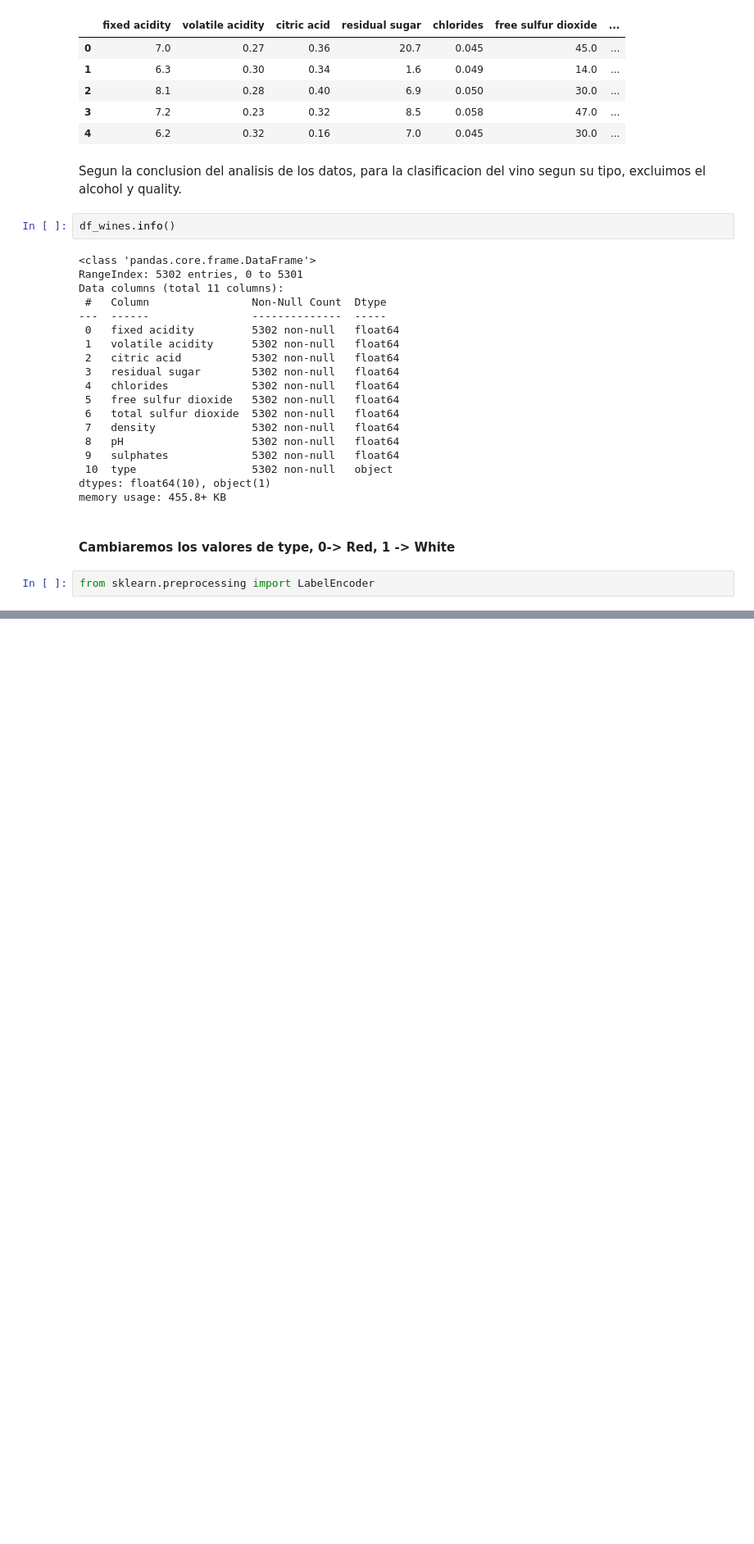
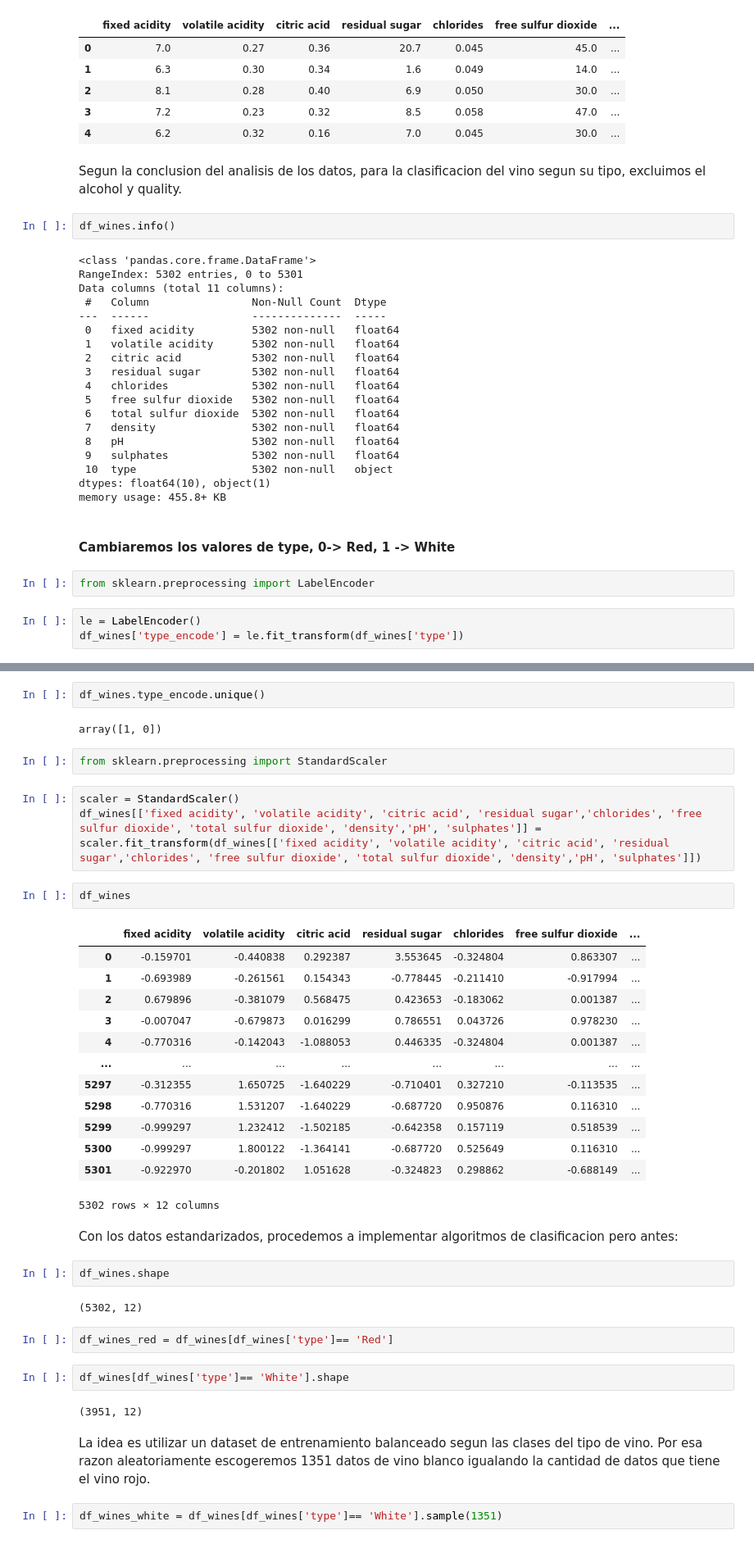
Before and after one commit to 16danielvm/Wine_Classification, a Jupyter notebook: Classification_wines.ipynb, the cells around one changed output, grey strips where cells are left out. Shown: that part at 82% size. Cells and saved outputs as stored; diff of their text form; blank space fills up the shorter version.

```diff
--- a/Classification_wines.ipynb
+++ b/Classification_wines.ipynb
@@ -43,3 +43,6 @@ memory usage: 455.8+ KB
 #### Cambiaremos los valores de type, 0-> Red, 1 -> White
 # %%
 from sklearn.preprocessing import LabelEncoder
+# %%
+le = LabelEncoder()
+df_wines['type_encode'] = le.fit_transform(df_wines['type'])
@@ -45,0 +61,41 @@ from sklearn.preprocessing import LabelEncoder
+# %%
+df_wines.type_encode.unique()
+# %% [output]
+array([1, 0])
+# %%
+from sklearn.preprocessing import StandardScaler
+# %%
+scaler = StandardScaler()
+df_wines[['fixed acidity', 'volatile acidity', 'citric acid', 'residual sugar','chlorides', 'free sulfur dioxide', 'total sulfur dioxide', 'density','pH', 'sulphates']] = scaler.fit_transform(df_wines[['fixed acidity', 'volatile acidity', 'citric acid', 'residual sugar','chlorides', 'free sulfur dioxide', 'total sulfur dioxide', 'density','pH', 'sulphates']])
+# %%
+df_wines
+# %% [output]
+|  | fixed acidity | volatile acidity | citric acid | residual sugar | chlorides | free sulfur dioxide | ... |
+| 0 | -0.159701 | -0.440838 | 0.292387 | 3.553645 | -0.324804 | 0.863307 | ... |
+| 1 | -0.693989 | -0.261561 | 0.154343 | -0.778445 | -0.211410 | -0.917994 | ... |
+| 2 | 0.679896 | -0.381079 | 0.568475 | 0.423653 | -0.183062 | 0.001387 | ... |
+| 3 | -0.007047 | -0.679873 | 0.016299 | 0.786551 | 0.043726 | 0.978230 | ... |
+| 4 | -0.770316 | -0.142043 | -1.088053 | 0.446335 | -0.324804 | 0.001387 | ... |
+| ... | ... | ... | ... | ... | ... | ... | ... |
+| 5297 | -0.312355 | 1.650725 | -1.640229 | -0.710401 | 0.327210 | -0.113535 | ... |
+| 5298 | -0.770316 | 1.531207 | -1.640229 | -0.687720 | 0.950876 | 0.116310 | ... |
+| 5299 | -0.999297 | 1.232412 | -1.502185 | -0.642358 | 0.157119 | 0.518539 | ... |
+| 5300 | -0.999297 | 1.800122 | -1.364141 | -0.687720 | 0.525649 | 0.116310 | ... |
+| 5301 | -0.922970 | -0.201802 | 1.051628 | -0.324823 | 0.298862 | -0.688149 | ... |
+5302 rows × 12 columns
+# %% [markdown]
+Con los datos estandarizados, procedemos a implementar algoritmos de clasificacion pero antes:
+# %%
+df_wines.shape
+# %% [output]
+(5302, 12)
+# %%
+df_wines_red = df_wines[df_wines['type']== 'Red']
+# %%
+df_wines[df_wines['type']== 'White'].shape
+# %% [output]
+(3951, 12)
+# %% [markdown]
+La idea es utilizar un dataset de entrenamiento balanceado segun las clases del tipo de vino. Por esa razon aleatoriamente escogeremos 1351 datos de vino blanco igualando la cantidad de datos que tiene el vino rojo.
+# %%
+df_wines_white = df_wines[df_wines['type']== 'White'].sample(1351)
```
Also changed, not shown: parts of 43 cells of this notebook.
